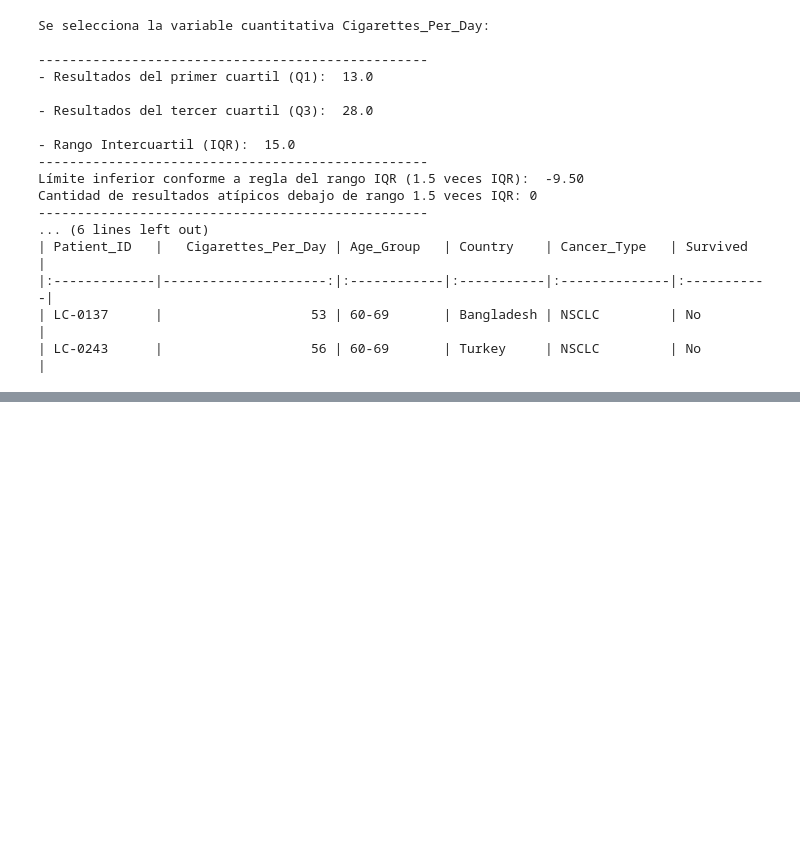
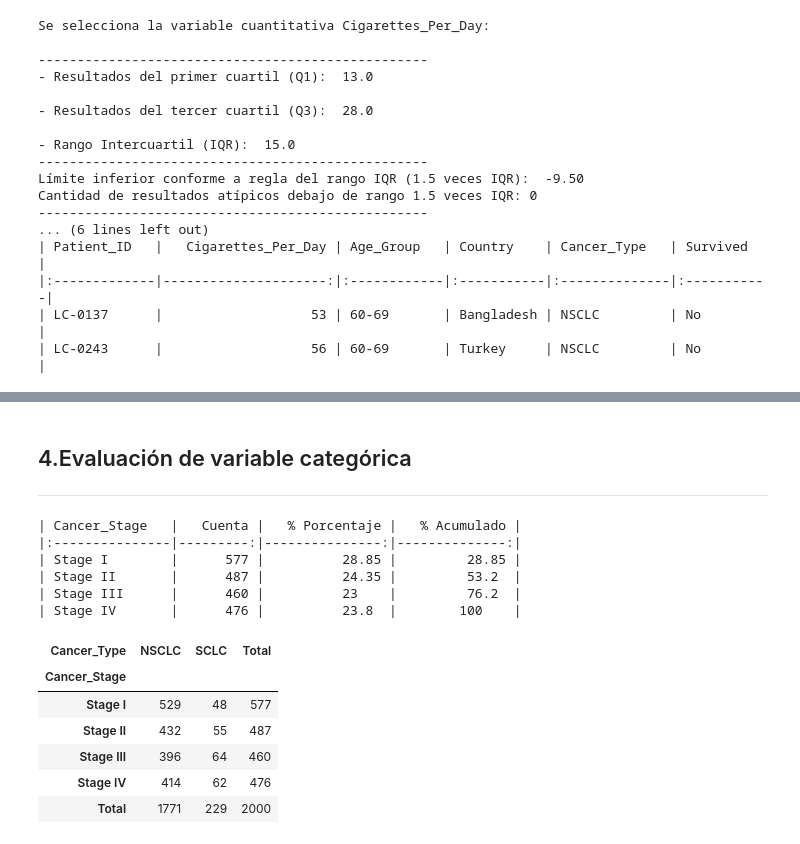
Before and after one commit to MiguelFigueroa02/MCPI_Student_Repo, a Jupyter notebook: courses/1-Semester/fundamentals of statistics/Projects/Notebooks/Estadística_Descriptiva_Visualización.ipynb, the cells around one changed output, grey strips where cells are left out. Saved outputs shown, nothing was run; the diff lists cells and outputs as text; code cells hidden in the pictures; blank space fills up the shorter version.

```diff
--- a/courses/1-Semester/fundamentals of statistics/Projects/Notebooks/Estadística_Descriptiva_Visualización.ipynb
+++ b/courses/1-Semester/fundamentals of statistics/Projects/Notebooks/Estadística_Descriptiva_Visualización.ipynb
@@ -459,0 +484,3 @@ Cantidad de resultados atípicos debajo de rango 1.5 veces IQR: 0
+# %% [markdown]
+## 4.Evaluación de variable categórica
+---
@@ -459,0 +493,28 @@ Cantidad de resultados atípicos debajo de rango 1.5 veces IQR: 0
+# %%
+df_cancer_stage = categorica(df, 'Cancer_Stage')
+print(df_cancer_stage.to_markdown())
+# %% [output]
+| Cancer_Stage   |   Cuenta |   % Porcentaje |   % Acumulado |
+|:---------------|---------:|---------------:|--------------:|
+| Stage I        |      577 |          28.85 |         28.85 |
+| Stage II       |      487 |          24.35 |         53.2  |
+| Stage III      |      460 |          23    |         76.2  |
+| Stage IV       |      476 |          23.8  |        100    |
+# %%
+def tabla_cruzada(df, col1, col2, normalize= False):
+  if normalize:
+    tabla = pd.crosstab(df[col1], df[col2], margins=True, margins_name='Total',normalize=True).apply(lambda x: x.round(5)*100)
+  else:
+    tabla = pd.crosstab(df[col1], df[col2], margins=True, margins_name='Total')
+  return tabla
+# %%
+cancer_stage_type = tabla_cruzada(df, 'Cancer_Stage','Cancer_Type')
+cancer_stage_type
+# %% [output]
+| Cancer_Type | NSCLC | SCLC | Total |
+| Cancer_Stage |  |  |  |
+| Stage I | 529 | 48 | 577 |
+| Stage II | 432 | 55 | 487 |
+| Stage III | 396 | 64 | 460 |
+| Stage IV | 414 | 62 | 476 |
+| Total | 1771 | 229 | 2000 |
```
Also changed, not shown: parts of 9 cells of this notebook.
